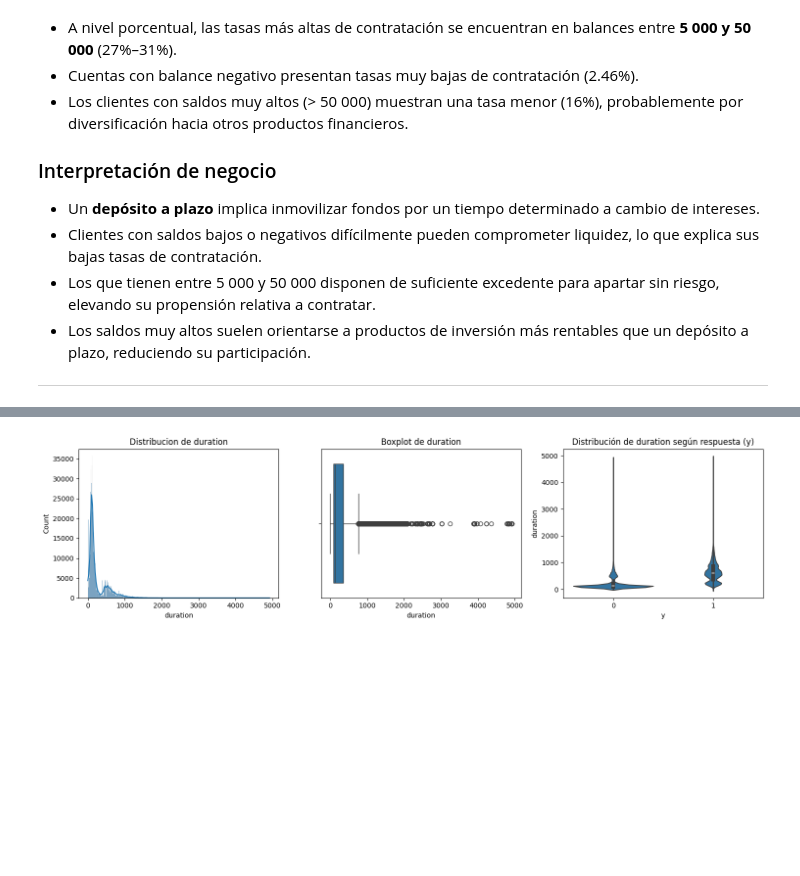
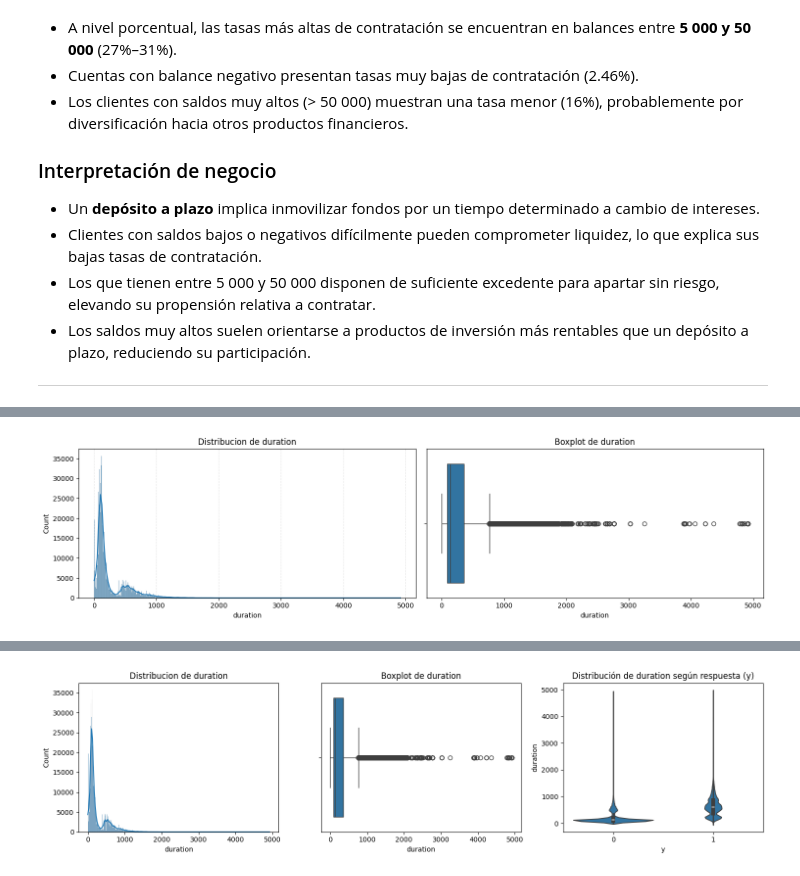
Before and after one commit to sergioroqueh/Kaggle_Binary_Classification_with_a_-Bank_Dataset, a Jupyter notebook: src/explore.ipynb, the cells around one changed output, grey strips where cells are left out. Saved outputs shown, nothing was run; the diff lists cells and outputs as text; code cells hidden in the pictures; blank space fills up the shorter version.

```diff
--- a/src/explore.ipynb
+++ b/src/explore.ipynb
@@ -276,0 +283,4 @@ Negativo       97.54   2.46
+# %%
+num_data_plt("duration")
+# %% [output]
+[figure, added]
```
Also changed, not shown: parts of 8 cells of this notebook.
